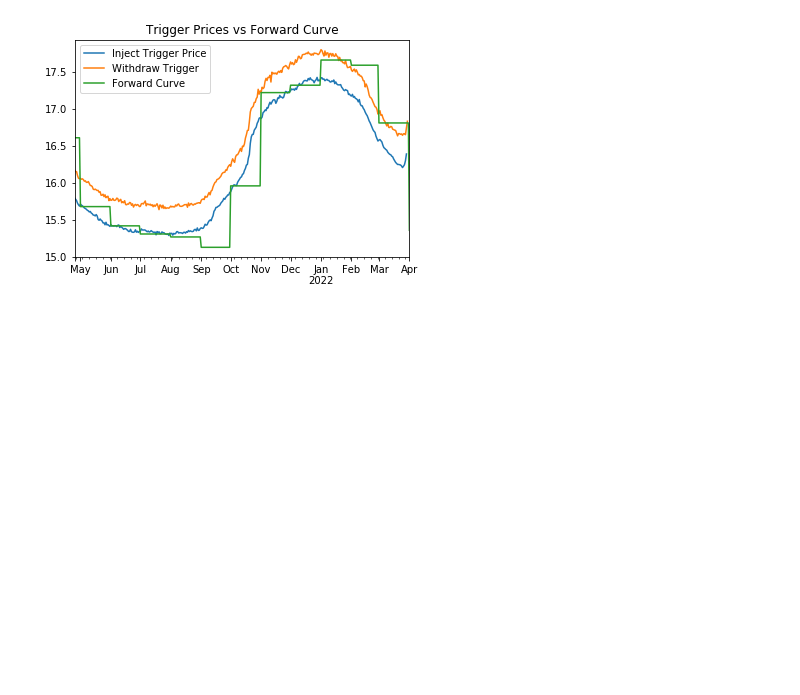
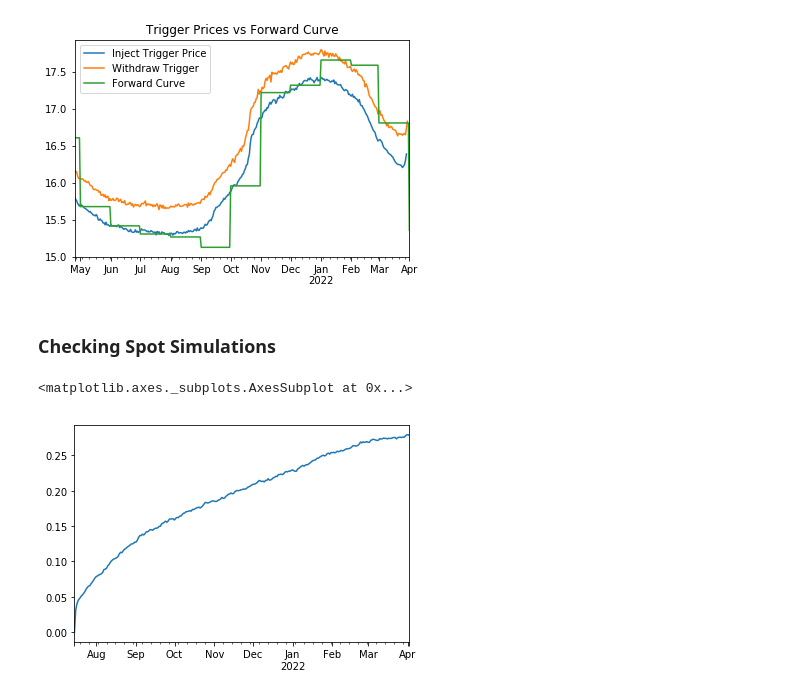
Before and after one commit to eliot-tabet/storage, a Jupyter notebook: samples/python/scratchpads/storage_scratchpad.ipynb, the cells around one changed output. Drawn from its saved outputs; the diff is of its cells as text; code cells hidden in the pictures; blank space fills up the shorter version.

```diff
--- a/samples/python/scratchpads/storage_scratchpad.ipynb
+++ b/samples/python/scratchpads/storage_scratchpad.ipynb
@@ -235,3 +235,25 @@ ax_triggers.legend(['Inject Trigger Price', 'Withdraw Trigger', 'Forward Curve']
 # %% [output]
 <matplotlib.legend.Legend at 0x...>
 [figure]
+# %% [markdown]
+### Checking Spot Simulations
+# %%
+import xlrd
+from datetime import datetime
+
+import_num_sims=1000
+spot_sims_path = r'C:\test_data\spot_sims_20210715.csv'
+
+def index_parser(date_val):
+    return datetime(*xlrd.xldate_as_tuple(date_val, 0))
+
+file_sims = pd.read_csv(spot_sims_path, skiprows=[0], names=list(range(0, import_num_sims)), date_parser=index_parser)
+# %%
+import numpy as np
+file_sims_mean = file_sims.aggregate(func='mean', axis='columns', raw = True)
+file_sims_log_stdev = file_sims.transform(func=np.log).aggregate(func='std', axis='columns', raw = True)
+%matplotlib inline
+file_sims_log_stdev.plot()
+# %% [output]
+<matplotlib.axes._subplots.AxesSubplot at 0x...>
+[figure, added]
```
Also changed, not shown: parts of 1 cell of this notebook.
